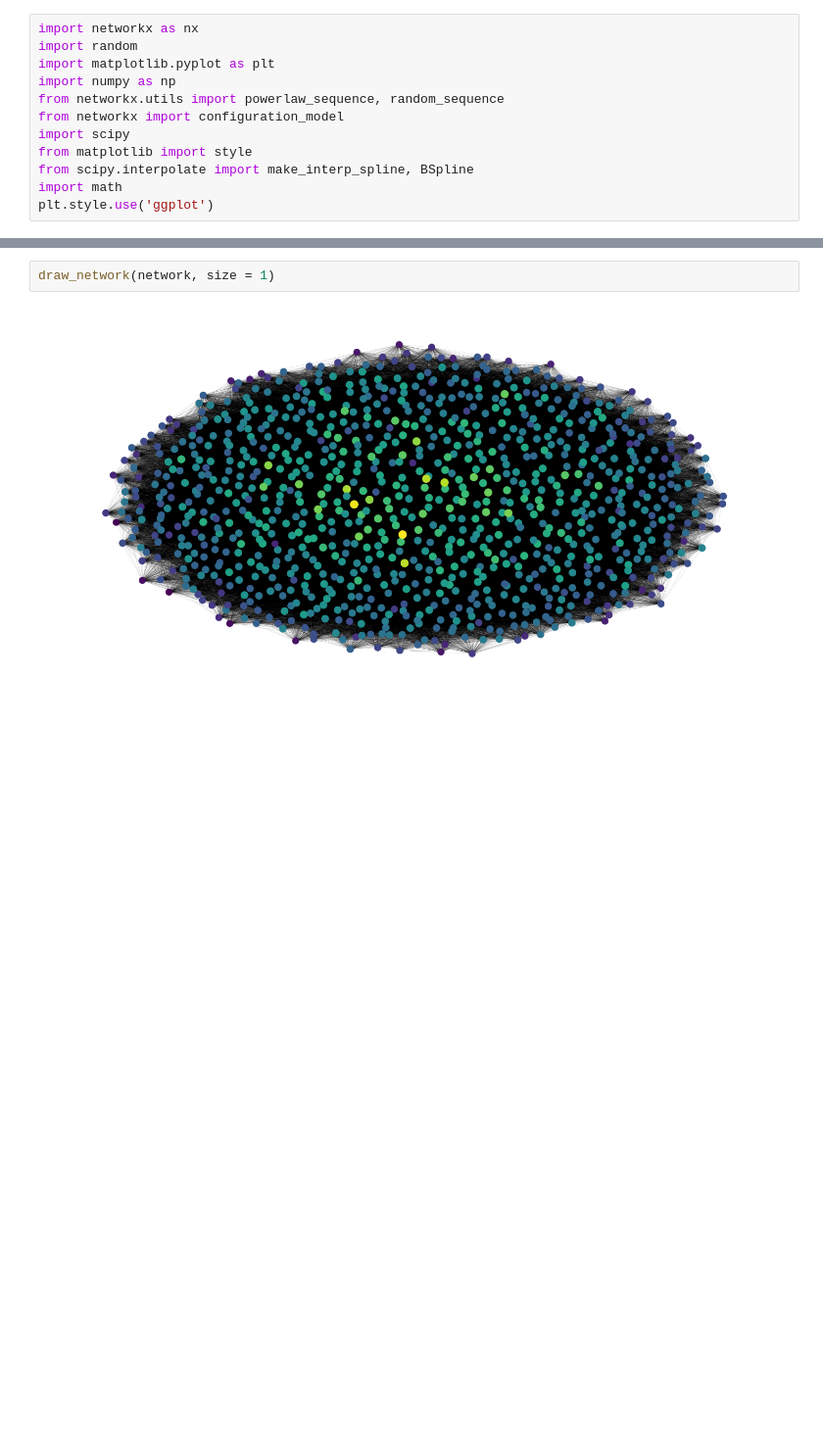
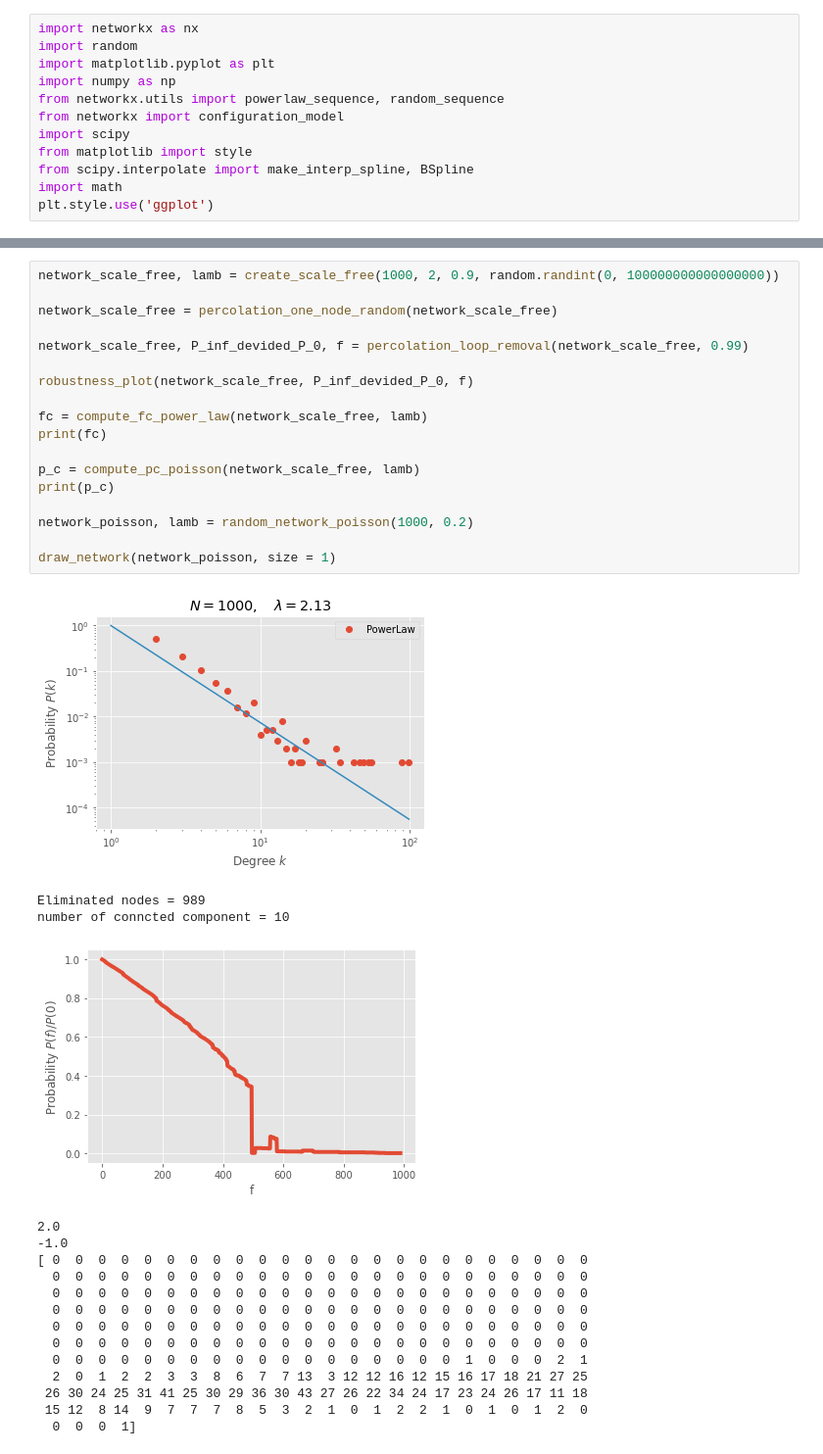
Before and after one commit to Big-data-Group-97/Learning-From-Netwok-Project-, a Jupyter notebook: LearnigFromNetwork.ipynb, the cells around one changed output, grey strips where cells are left out. Shown at 98% size. Drawn from its saved outputs; the diff is of its cells as text; blank space fills up the shorter version.

```diff
--- a/LearnigFromNetwork.ipynb
+++ b/LearnigFromNetwork.ipynb
@@ -223,4 +182,36 @@ network, lamb = random_network_poisson(1000, 0.2)
-# %%
-draw_network(network, size = 1)
-# %% [output]
-[figure, removed]
+# %%
+network_scale_free, lamb = create_scale_free(1000, 2, 0.9, random.randint(0, 100000000000000000))
+
+network_scale_free = percolation_one_node_random(network_scale_free)
+
+network_scale_free, P_inf_devided_P_0, f = percolation_loop_removal(network_scale_free, 0.99)
+
+robustness_plot(network_scale_free, P_inf_devided_P_0, f)
+
+fc = compute_fc_power_law(network_scale_free, lamb)
+print(fc)
+
+p_c = compute_pc_poisson(network_scale_free, lamb)
+print(p_c)
+
+network_poisson, lamb = random_network_poisson(1000, 0.2)
+
+draw_network(network_poisson, size = 1)
+# %% [output]
+[figure, added]
+Eliminated nodes = 989
+number of conncted component = 10
+[figure, added]
+2.0
+-1.0
+[ 0  0  0  0  0  0  0  0  0  0  0  0  0  0  0  0  0  0  0  0  0  0  0  0
+  0  0  0  0  0  0  0  0  0  0  0  0  0  0  0  0  0  0  0  0  0  0  0  0
+  0  0  0  0  0  0  0  0  0  0  0  0  0  0  0  0  0  0  0  0  0  0  0  0
+  0  0  0  0  0  0  0  0  0  0  0  0  0  0  0  0  0  0  0  0  0  0  0  0
+  0  0  0  0  0  0  0  0  0  0  0  0  0  0  0  0  0  0  0  0  0  0  0  0
+  0  0  0  0  0  0  0  0  0  0  0  0  0  0  0  0  0  0  0  0  0  0  0  0
+  0  0  0  0  0  0  0  0  0  0  0  0  0  0  0  0  0  0  1  0  0  0  2  1
+  2  0  1  2  2  3  3  8  6  7  7 13  3 12 12 16 12 15 16 17 18 21 27 25
+ 26 30 24 25 31 41 25 30 29 36 30 43 27 26 22 34 24 17 23 24 26 17 11 18
+ 15 12  8 14  9  7  7  7  8  5  3  2  1  0  1  2  2  1  0  1  0  1  2  0
+  0  0  0  1]
```
Also changed, not shown: parts of 13 cells of this notebook.
